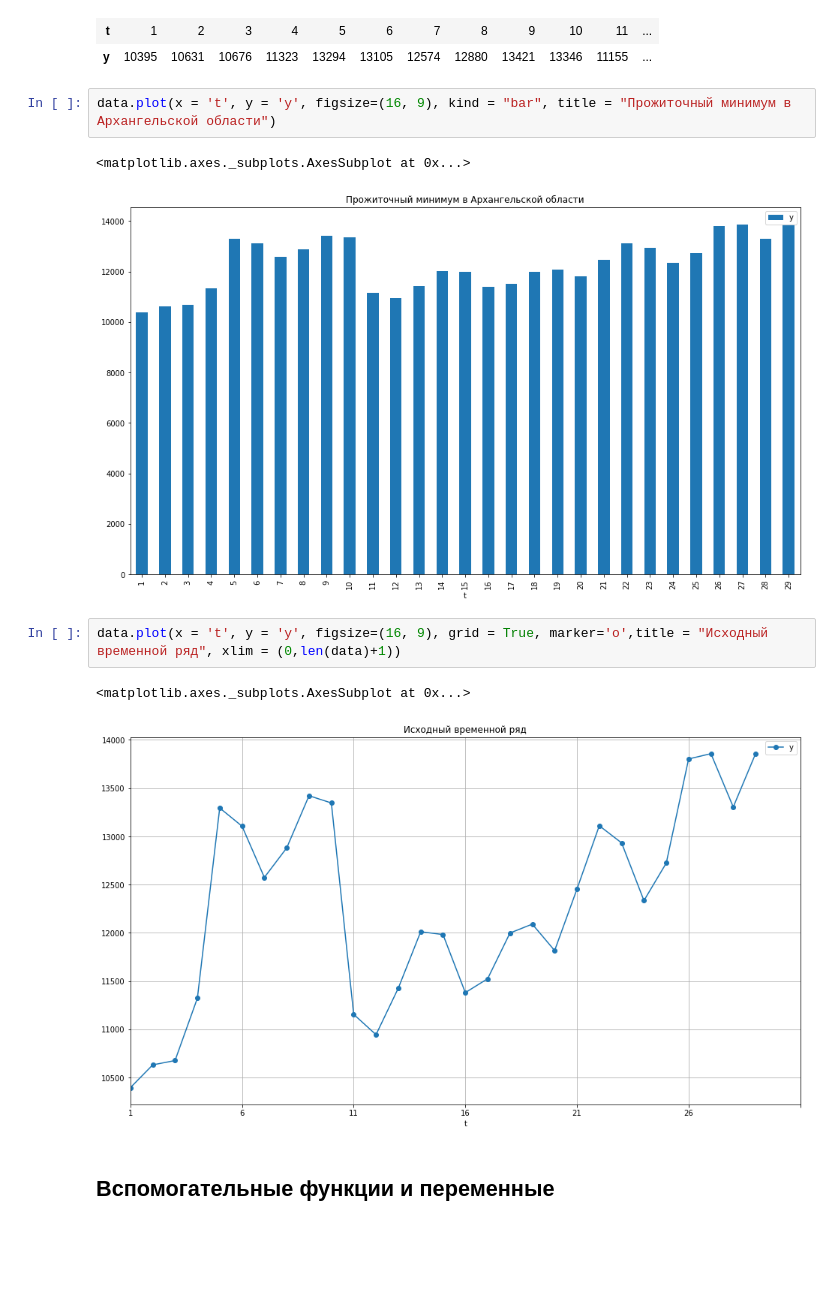
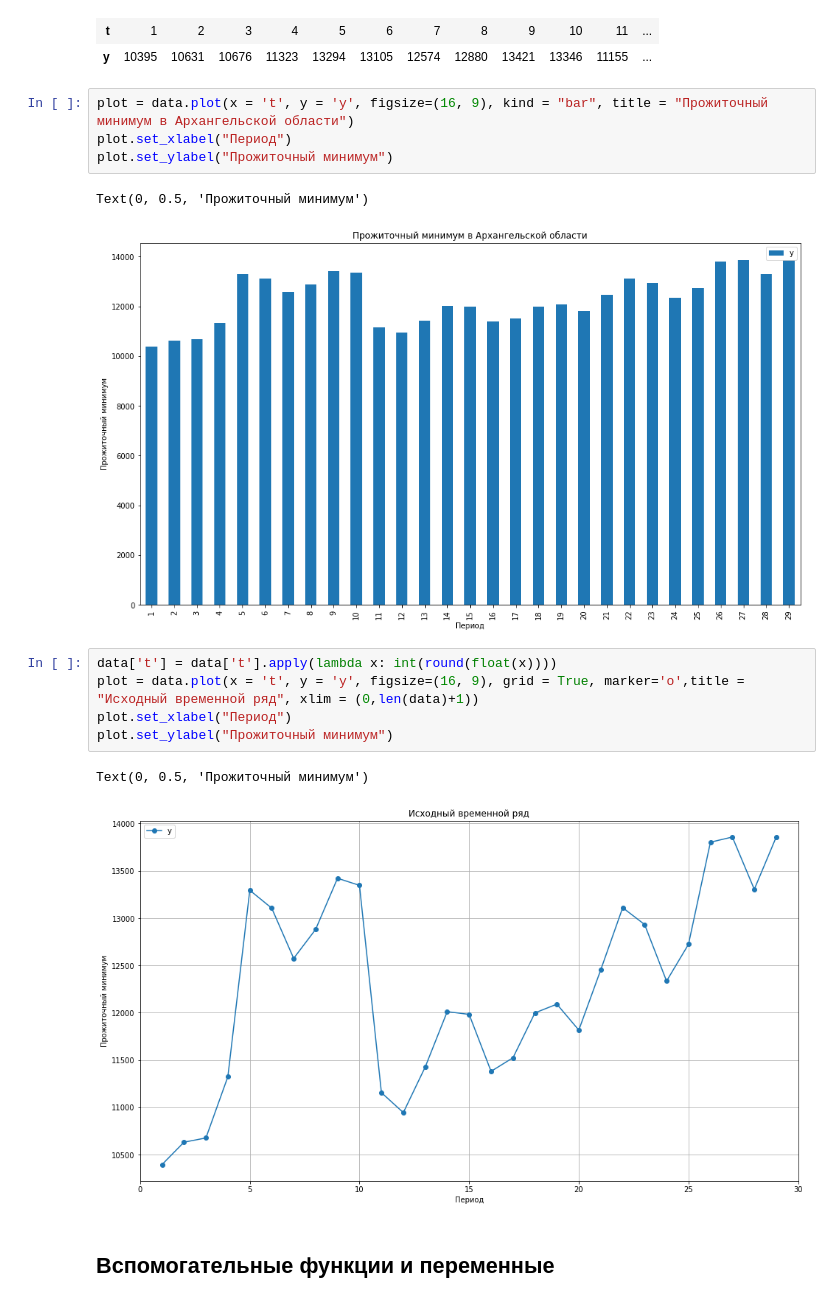
Before and after one commit to KnsRoo/DiscriminantAnalysis, a Jupyter notebook: rgr/DataSeries Analysis.ipynb, the cells around one changed output. Drawn from its saved outputs; the diff is of its cells as text; blank space fills up the shorter version.

Commit message:
fix graphics and criteria pick

```diff
--- a/rgr/DataSeries Analysis.ipynb
+++ b/rgr/DataSeries Analysis.ipynb
@@ -24,15 +24,20 @@ HTML(data.T.to_html(header = False))
 | t | 1 | 2 | 3 | 4 | 5 | 6 | 7 | 8 | 9 | 10 | 11 | ... |
 | y | 10395 | 10631 | 10676 | 11323 | 13294 | 13105 | 12574 | 12880 | 13421 | 13346 | 11155 | ... |
 # %%
-data.plot(x = 't', y = 'y', figsize=(16, 9), kind = "bar", title = "Прожиточный минимум в Архангельской области")
+plot = data.plot(x = 't', y = 'y', figsize=(16, 9), kind = "bar", title = "Прожиточный минимум в Архангельской области")
+plot.set_xlabel("Период")
+plot.set_ylabel("Прожиточный минимум")
 # %% [output]
-<matplotlib.axes._subplots.AxesSubplot at 0x...>
+Text(0, 0.5, 'Прожиточный минимум')
-[figure, old version]
+[figure, new version]
 # %%
-data.plot(x = 't', y = 'y', figsize=(16, 9), grid = True, marker='o',title = "Исходный временной ряд", xlim = (0,len(data)+1))
+data['t'] = data['t'].apply(lambda x: int(round(float(x))))
+plot = data.plot(x = 't', y = 'y', figsize=(16, 9), grid = True, marker='o',title = "Исходный временной ряд", xlim = (0,len(data)+1))
+plot.set_xlabel("Период")
+plot.set_ylabel("Прожиточный минимум")
 # %% [output]
-<matplotlib.axes._subplots.AxesSubplot at 0x...>
+Text(0, 0.5, 'Прожиточный минимум')
-[figure, old version]
+[figure, new version]
 # %% [markdown]
 ## Вспомогательные функции и переменные
 # %% [markdown]
```
Also changed, not shown: parts of 27 cells of this notebook.
